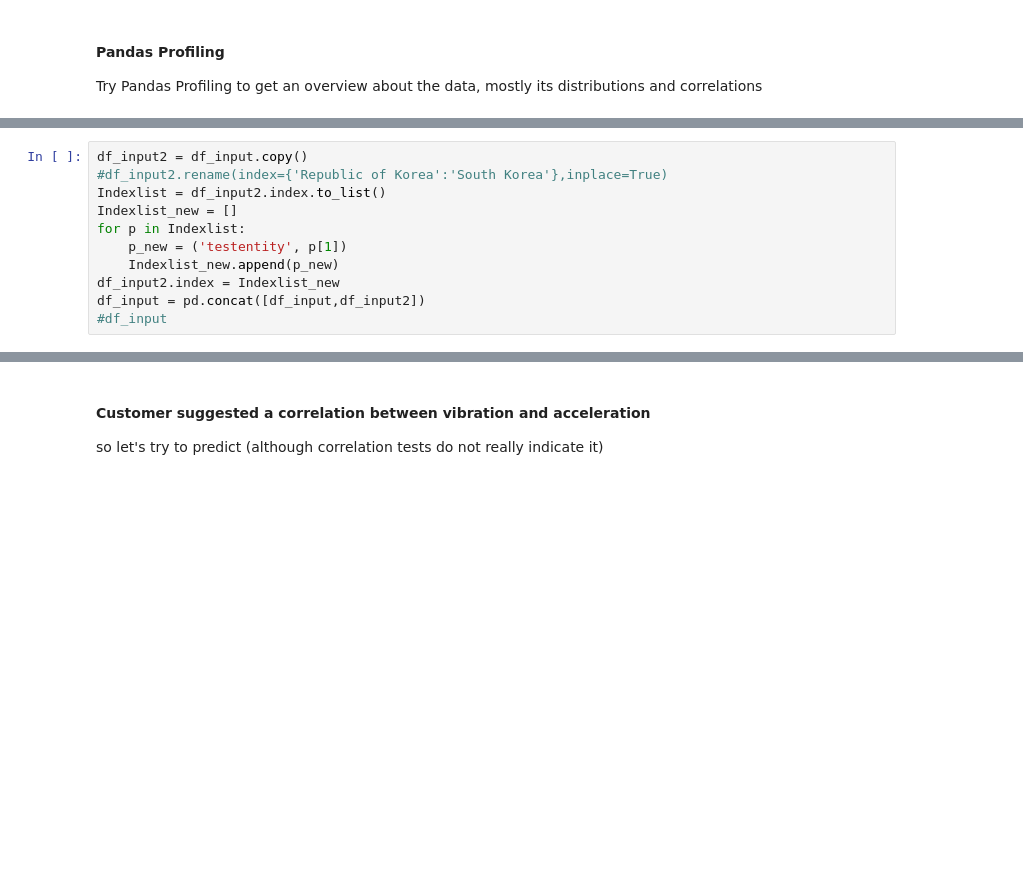
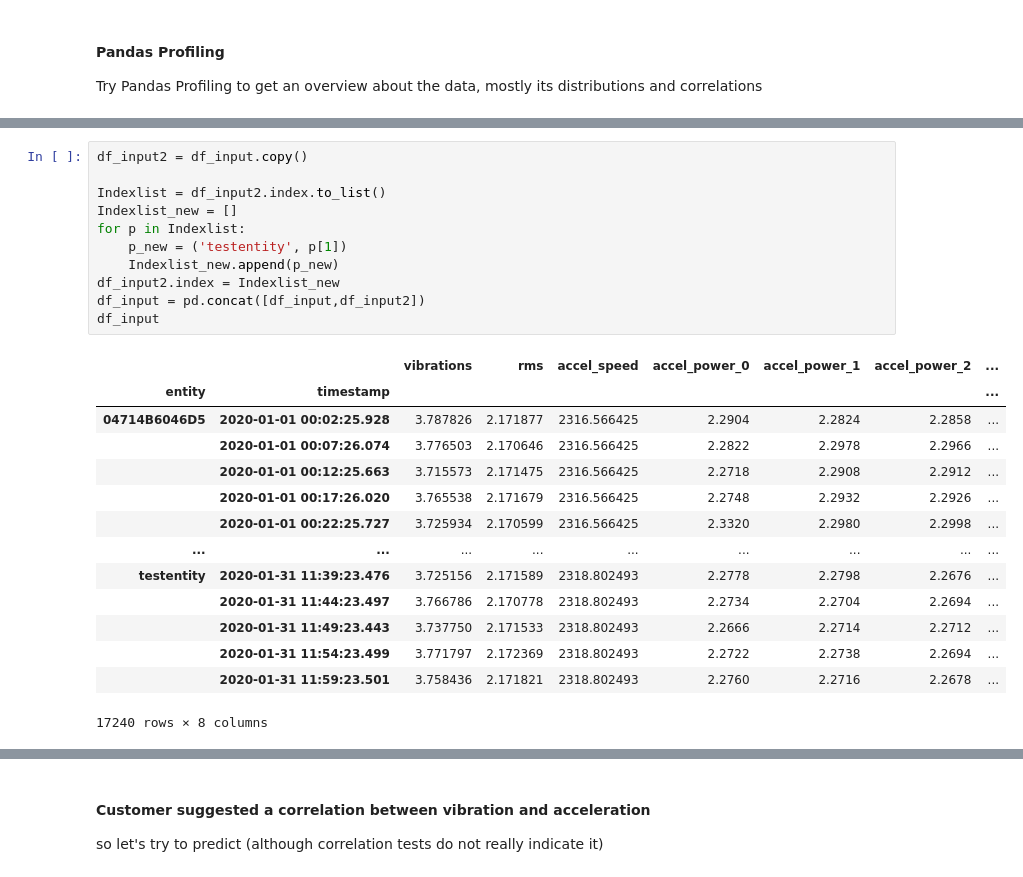
Before and after one commit to sedgewickmm18/mmfunctions, a Jupyter notebook: GradientBoostingInPipeline.ipynb, the cells around one changed output, grey strips where cells are left out. Saved outputs shown, nothing was run; the diff lists cells and outputs as text; blank space fills up the shorter version.

```diff
--- a/GradientBoostingInPipeline.ipynb
+++ b/GradientBoostingInPipeline.ipynb
@@ -133,14 +180,29 @@ Try Pandas Profiling to get an overview about the data, mostly its distributions
 # %%
 df_input2 = df_input.copy()
-#df_input2.rename(index={'Republic of Korea':'South Korea'},inplace=True)
+
 Indexlist = df_input2.index.to_list()
 Indexlist_new = []
 for p in Indexlist:
     p_new = ('testentity', p[1])
     Indexlist_new.append(p_new)
 df_input2.index = Indexlist_new
 df_input = pd.concat([df_input,df_input2])
-#df_input
+df_input
+# %% [output]
+|  |  | vibrations | rms | accel_speed | accel_power_0 | accel_power_1 | accel_power_2 | ... |
+| entity | timestamp |  |  |  |  |  |  | ... |
+| 04714B6046D5 | 2020-01-01 00:02:25.928 | 3.787826 | 2.171877 | 2316.566425 | 2.2904 | 2.2824 | 2.2858 | ... |
+|  | 2020-01-01 00:07:26.074 | 3.776503 | 2.170646 | 2316.566425 | 2.2822 | 2.2978 | 2.2966 | ... |
+|  | 2020-01-01 00:12:25.663 | 3.715573 | 2.171475 | 2316.566425 | 2.2718 | 2.2908 | 2.2912 | ... |
+|  | 2020-01-01 00:17:26.020 | 3.765538 | 2.171679 | 2316.566425 | 2.2748 | 2.2932 | 2.2926 | ... |
+|  | 2020-01-01 00:22:25.727 | 3.725934 | 2.170599 | 2316.566425 | 2.3320 | 2.2980 | 2.2998 | ... |
+| ... | ... | ... | ... | ... | ... | ... | ... | ... |
+| testentity | 2020-01-31 11:39:23.476 | 3.725156 | 2.171589 | 2318.802493 | 2.2778 | 2.2798 | 2.2676 | ... |
+|  | 2020-01-31 11:44:23.497 | 3.766786 | 2.170778 | 2318.802493 | 2.2734 | 2.2704 | 2.2694 | ... |
+|  | 2020-01-31 11:49:23.443 | 3.737750 | 2.171533 | 2318.802493 | 2.2666 | 2.2714 | 2.2712 | ... |
+|  | 2020-01-31 11:54:23.499 | 3.771797 | 2.172369 | 2318.802493 | 2.2722 | 2.2738 | 2.2694 | ... |
+|  | 2020-01-31 11:59:23.501 | 3.758436 | 2.171821 | 2318.802493 | 2.2760 | 2.2716 | 2.2678 | ... |
+17240 rows × 8 columns
 # %%
 %%time
 EngineLogging.configure_console_logging(logging.DEBUG)
```
Also changed, not shown: parts of 11 cells of this notebook, 4 other files.
